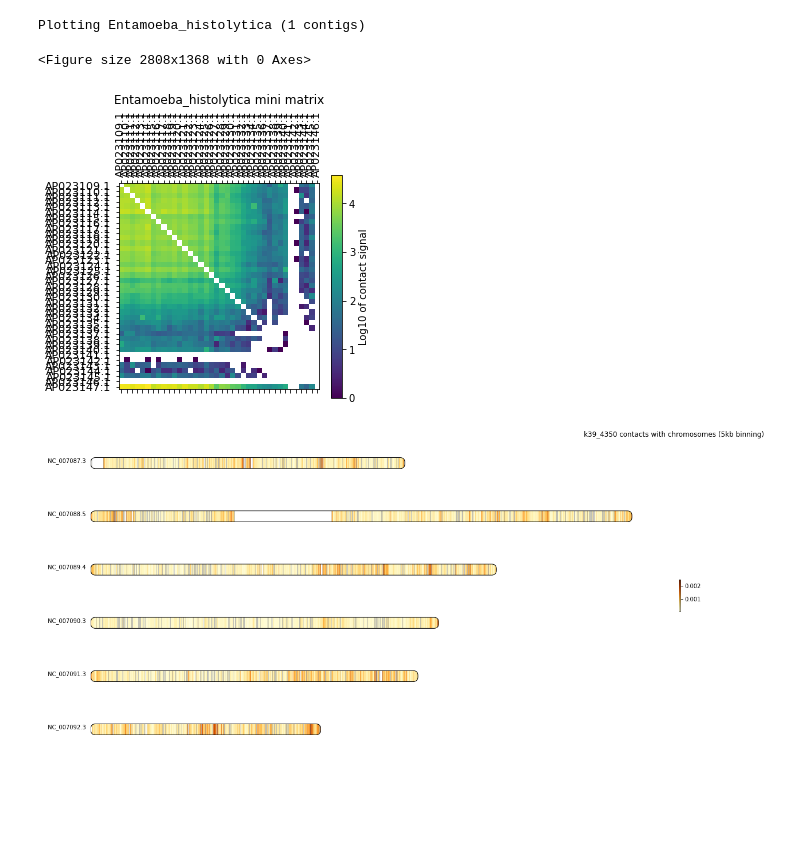
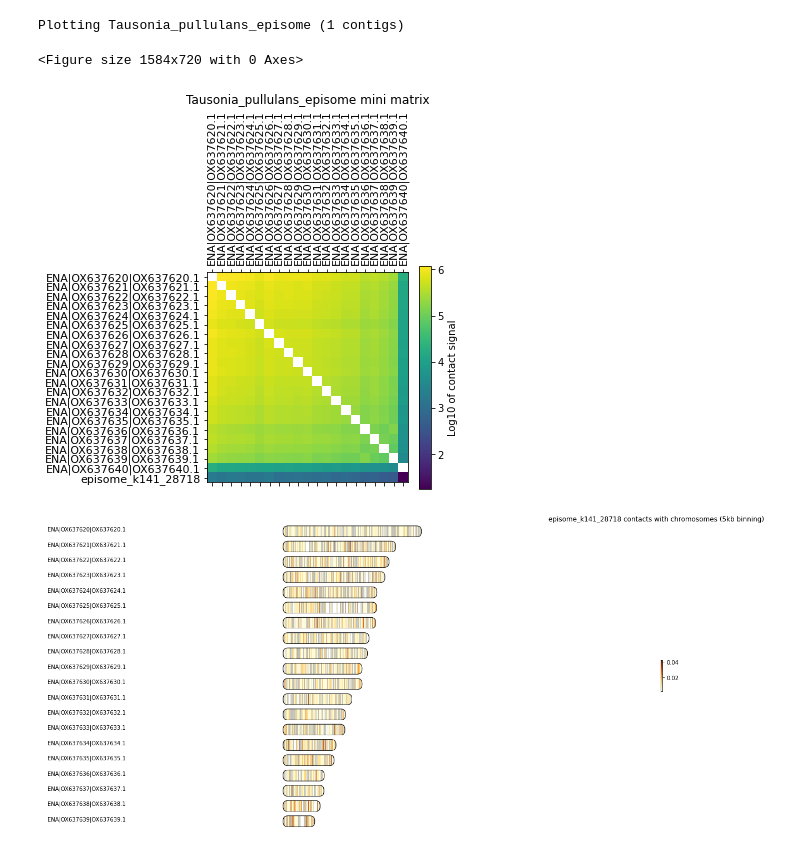
Before and after one commit to Mae-4815162342/kontiguity, a Jupyter notebook: display_tests.ipynb, the cells around one changed output. Cells and saved outputs as stored; diff of their text form; code cells hidden in the pictures; blank space fills up the shorter version.

```diff
--- a/display_tests.ipynb
+++ b/display_tests.ipynb
@@ -307,7 +315,7 @@ for library in mcools:
 # %%
 def make_mini_matrix(cool_file, chrom_list = [], balance = True):
     chroms = cool_file.chromnames if len(chrom_list) == 0 else chrom_list
-    matrix = cool_file.matrix(balance= balance)
+    matrix = cool_file.matrix(balance = balance)
     mini_mat = np.zeros((len(chroms), len(chroms)))
 
     for i in range(len(chroms)):
@@ -346,43 +354,44 @@ binning = 1000
 max_size = 50
 min_coverage = 100
 plasmid = "AP023147.1"
-#plasmid = "k141_28718"
-for library in mcools:
+plasmid = "k39_32520"
+plasmid = "episome_k141_28718"
+for library in [library]:#mcools:
 
     cool_file = f"{folder_path}/{library}.mcool"
-    #plot_outpath = f"/media/sardine/data_2/Eukaroytic_plasmids_manual_research/contact_plots/{library}"
-    plot_outpath = folder_path
+    plot_outpath = f"/media/sardine/data_2/Eukaroytic_plasmids_manual_research/contact_plots/{library}"
+    #plot_outpath = folder_path
     if not os.path.exists(plot_outpath):
         os.mkdir(plot_outpath)
     cool = cooler.Cooler(f"{cool_file}::resolutions/{binning}")
     chromosomes = np.array([ chrom for chrom in list(cool.chromsizes.keys()) if chrom[:3] == "ENA" or (chrom[:3] != "ERR" and chrom[0] != "k" and chrom[:3] != "tig" and chrom != plasmid)])
     if len(chromosomes) > 1000:
         chromosomes = chromosomes[:40]
     contigs = np.array([contig for contig in cool.chromnames if contig not in chromosomes]) if plasmid not in cool.chromnames else [plasmid]
 
     #if library != "Entamoeba_histolytica" or library == "Entamoeba_gingivivalis":# or os.path.exists(f'{plot_outpath}/{library}_mito_small_matrix.pdf') or os.path.exists(f'{plot_outpath}/{library}_{len(contigs)}_out_of_{len(contigs)}_mito_small_matrix.pdf'):
     #    continue
 
     print(f"Plotting {library} ({len(contigs)} contigs)")
     if len(contigs) <= max_size:
         selected_sequences = np.concatenate([chromosomes, contigs])
         mini_matrix = make_mini_matrix(cool, selected_sequences, balance = False)
         plot_mini_matrix(mini_matrix, cool, plot_outpath, library, len(chromosomes), labels = selected_sequences)
     else:
         for i in range(0, len(contigs), max_size):
             end_coord = i + max_size if i + max_size < len(contigs) else len(contigs)
             print(f"Computing {end_coord}/{len(contigs)}")
             tmp_contigs = contigs[i:end_coord]
             name_tmp = f"{library}_{end_coord}_out_of_{len(contigs)}"
             sequences = np.concatenate([chromosomes, tmp_contigs])
             mini_matrix = make_mini_matrix(cool, sequences, balance = False)
 
             if np.nansum(mini_matrix) > 0:
                 plot_mini_matrix(mini_matrix, cool, plot_outpath, name_tmp, len(chromosomes), labels = sequences, size_index = 4, plasmid = plasmid)
 # %% [output]
-Plotting Entamoeba_histolytica (1 contigs)
+Plotting Tausonia_pullulans_episome (1 contigs)
-<Figure size 2808x1368 with 0 Axes>
+<Figure size 1584x720 with 0 Axes>
-[figure, old version]
+[figure, new version]
 # %%
 def plot_contact(ax, contact, centromere=None, size = 1):
     to_plot = [contact for i in range(int(7 * size))]
@@ -476,13 +485,14 @@ def plot_contigs_saucisses(cool_path, binning, chromosomes_list, contigs_selecti
             plot_all_contacts(contacts, save_to = save_to, title = title)
 
 #plasmid = "AP023109.1"
-#plasmid = "k141_28718"
+plasmid = "episome_k141_28718"
 #plasmid = "k39_32520"
-plasmid = "k39_4350"
+#plasmid = "k39_4350"
 binning = 5000
 folder_path = "/media/sardine/data_2/Eukaroytic_plasmids_manual_research/mcools"
 plot_outpath = "/media/sardine/data_2/Eukaroytic_plasmids_manual_research/plots"
-library = "D_discoideum_contigs"
+#library = "D_discoideum_contigs"
+library = "Tausonia_pullulans_episome"
 #for library in mcools:
 cool_file = f"{folder_path}/{library}.mcool"
 #plot_outpath = f"/media/sardine/data_2/Eukaroytic_plasmids_manual_research/contact_plots/{library}"
@@ -496,4 +506,4 @@ contigs_selection = [plasmid]#[chrom for chrom in cool.chromnames if chrom not i
 
 plot_contigs_saucisses(cool_file, binning, chromosomes, contigs_selection, outpath = plot_outpath, mitochondrias = mitochondrias)
 # %% [output]
-[figure, old version]
+[figure, new version]
```
Also changed, not shown: parts of 4 cells of this notebook.
